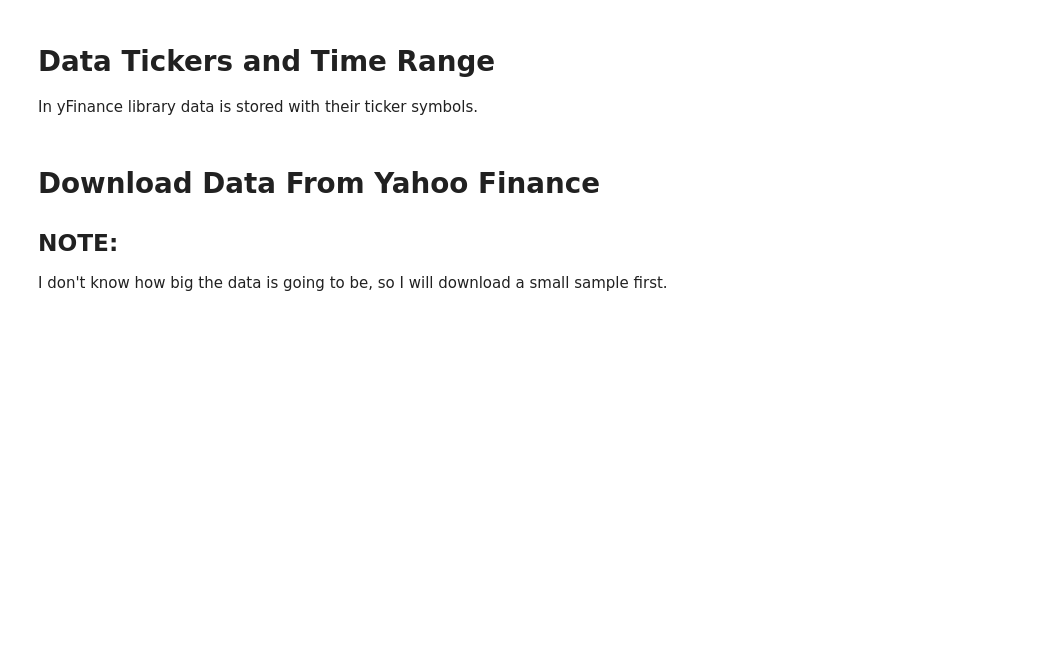
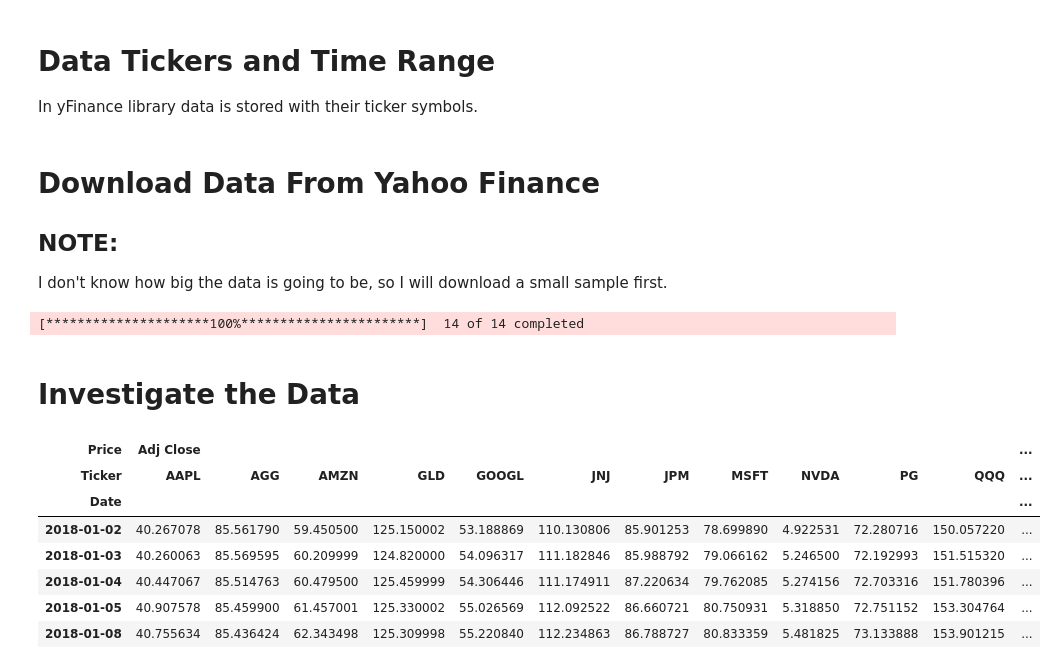
Before and after one commit to SamiiShabuse/INFO442-Group-Project, a Jupyter notebook: notebooks/01_data_acquisition.ipynb, the cells around one changed output. Drawn from its saved outputs; the diff is of its cells as text; code cells hidden in the pictures; blank space fills up the shorter version.

Commit message:
download data and export file

```diff
--- a/notebooks/01_data_acquisition.ipynb
+++ b/notebooks/01_data_acquisition.ipynb
@@ -44,8 +44,8 @@ Directory already exists: ..\data\processed
 
 In yFinance library data is stored with their ticker symbols.
 # %%
-tickers = [
-    "APPL",  # Apple Inc.
+TICKERS = [
+    "AAPL",  # Apple Inc.
     "MSFT",  # Microsoft Corporation
     "GOOGL", # Alphabet Inc. (Google)
     "NVDA",  # NVIDIA Corporation
@@ -68,3 +68,26 @@ END_DATE = "2025-12-31"  # End date for data acquisition
 
 ## NOTE:
 I don't know how big the data is going to be, so I will download a small sample first.
+# %%
+market_data = yf.download(
+    tickers=TICKERS,
+    start=START_DATE,
+    end=END_DATE,
+    auto_adjust=False,
+    group_by="column",
+)
+# %% [output]
+[*********************100%***********************]  14 of 14 completed
+# %% [markdown]
+# Investigate the Data
+# %%
+market_data.head()
+# %% [output]
+| Price | Adj Close |  |  |  |  |  |  |  |  |  |  | ... |
+| Ticker | AAPL | AGG | AMZN | GLD | GOOGL | JNJ | JPM | MSFT | NVDA | PG | QQQ | ... |
+| Date |  |  |  |  |  |  |  |  |  |  |  | ... |
+| 2018-01-02 | 40.267078 | 85.561790 | 59.450500 | 125.150002 | 53.188869 | 110.130806 | 85.901253 | 78.699890 | 4.922531 | 72.280716 | 150.057220 | ... |
+| 2018-01-03 | 40.260063 | 85.569595 | 60.209999 | 124.820000 | 54.096317 | 111.182846 | 85.988792 | 79.066162 | 5.246500 | 72.192993 | 151.515320 | ... |
+| 2018-01-04 | 40.447067 | 85.514763 | 60.479500 | 125.459999 | 54.306446 | 111.174911 | 87.220634 | 79.762085 | 5.274156 | 72.703316 | 151.780396 | ... |
+| 2018-01-05 | 40.907578 | 85.459900 | 61.457001 | 125.330002 | 55.026569 | 112.092522 | 86.660721 | 80.750931 | 5.318850 | 72.751152 | 153.304764 | ... |
+| 2018-01-08 | 40.755634 | 85.436424 | 62.343498 | 125.309998 | 55.220840 | 112.234863 | 86.788727 | 80.833359 | 5.481825 | 73.133888 | 153.901215 | ... |
```
Also changed, not shown: parts of 9 cells of this notebook.
